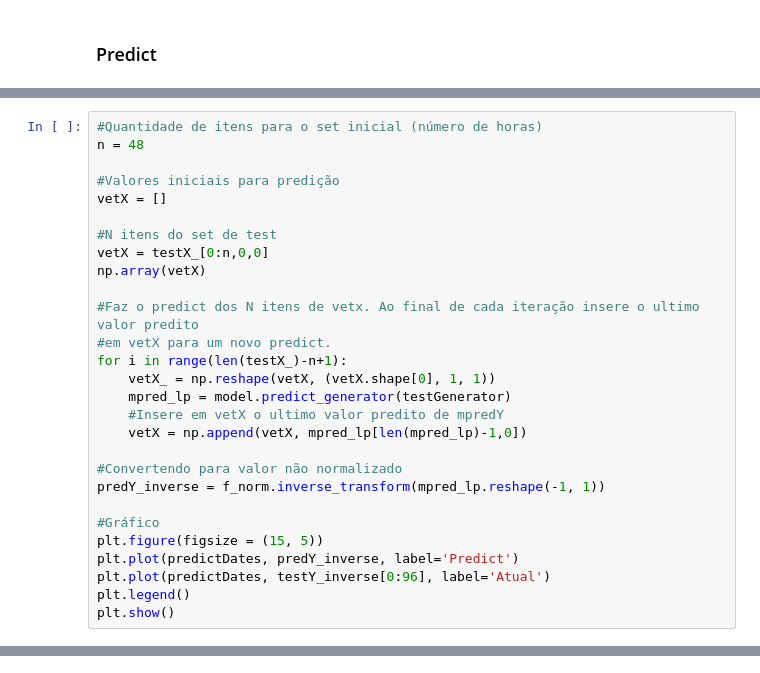
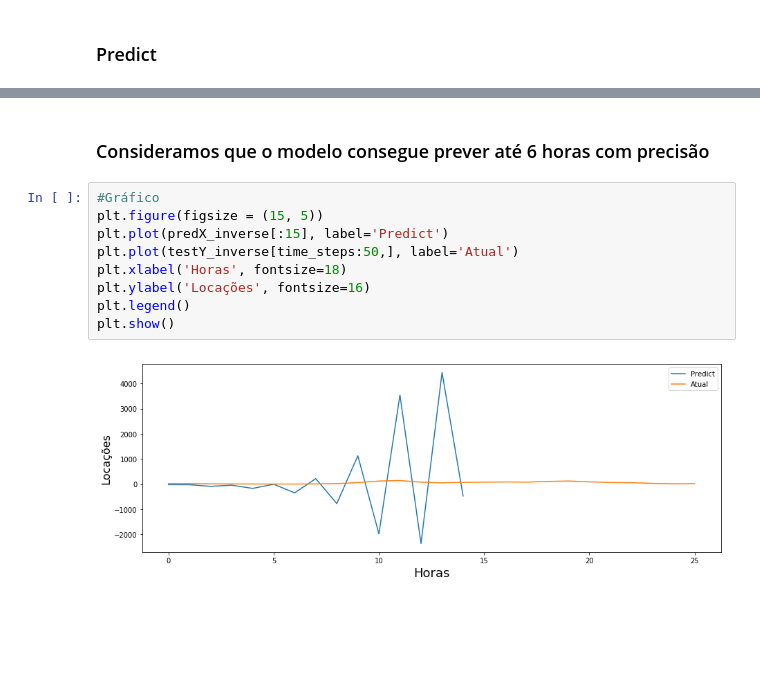
Before and after one commit to henriquelavez/mdc-Chicago-Divvy-Bicycle-Sharing-Data, a Jupyter notebook: Bike_v2.2_tsg.ipynb, the cells around one changed output, grey strips where cells are left out. Drawn from its saved outputs; the diff is of its cells as text; blank space fills up the shorter version.

```diff
--- a/Bike_v2.2_tsg.ipynb
+++ b/Bike_v2.2_tsg.ipynb
@@ -256,28 +251,0 @@ plt.show()
-# %%
-#Quantidade de itens para o set inicial (número de horas)
-n = 48
-
-#Valores iniciais para predição
-vetX = []
-
-#N itens do set de test
-vetX = testX_[0:n,0,0]
-np.array(vetX)
-
-#Faz o predict dos N itens de vetx. Ao final de cada iteração insere o ultimo valor predito
-#em vetX para um novo predict.
-for i in range(len(testX_)-n+1):
-    vetX_ = np.reshape(vetX, (vetX.shape[0], 1, 1))
-    mpred_lp = model.predict_generator(testGenerator)
-    #Insere em vetX o ultimo valor predito de mpredY
-    vetX = np.append(vetX, mpred_lp[len(mpred_lp)-1,0])
-
-#Convertendo para valor não normalizado
-predY_inverse = f_norm.inverse_transform(mpred_lp.reshape(-1, 1))
-
-#Gráfico
-plt.figure(figsize = (15, 5))
-plt.plot(predictDates, predY_inverse, label='Predict')
-plt.plot(predictDates, testY_inverse[0:96], label='Atual')
-plt.legend()
-plt.show()
@@ -285,0 +296,13 @@ NameError: name 'testX_' is not defined
+# %% [markdown]
+### Consideramos que o modelo consegue prever até 6 horas com precisão
+# %%
+#Gráfico
+plt.figure(figsize = (15, 5))
+plt.plot(predX_inverse[:15], label='Predict')
+plt.plot(testY_inverse[time_steps:50,], label='Atual')
+plt.xlabel('Horas', fontsize=18)
+plt.ylabel('Locações', fontsize=16)
+plt.legend()
+plt.show()
+# %% [output]
+[figure, added]
```
Also changed, not shown: parts of 11 cells of this notebook, 2 other files.
